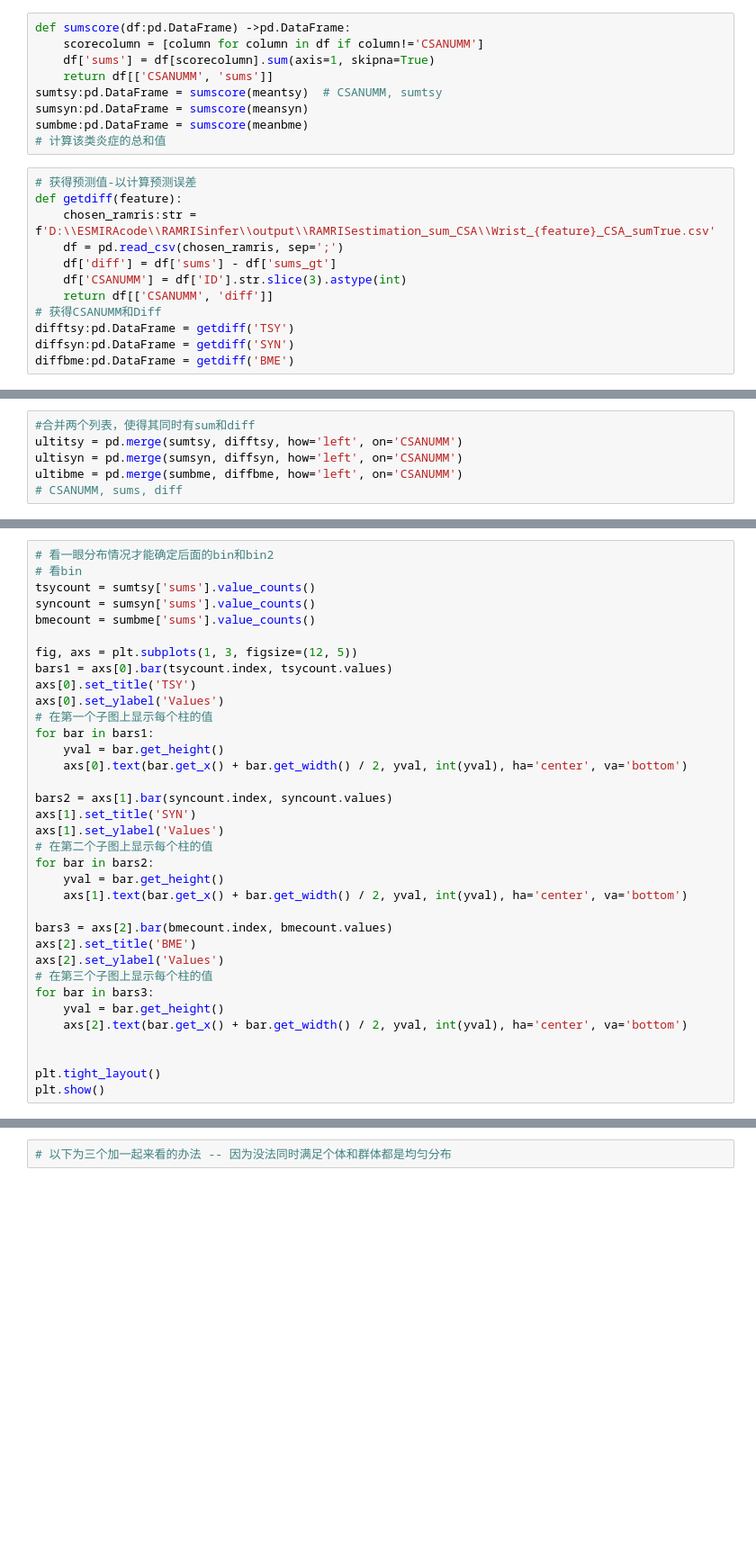
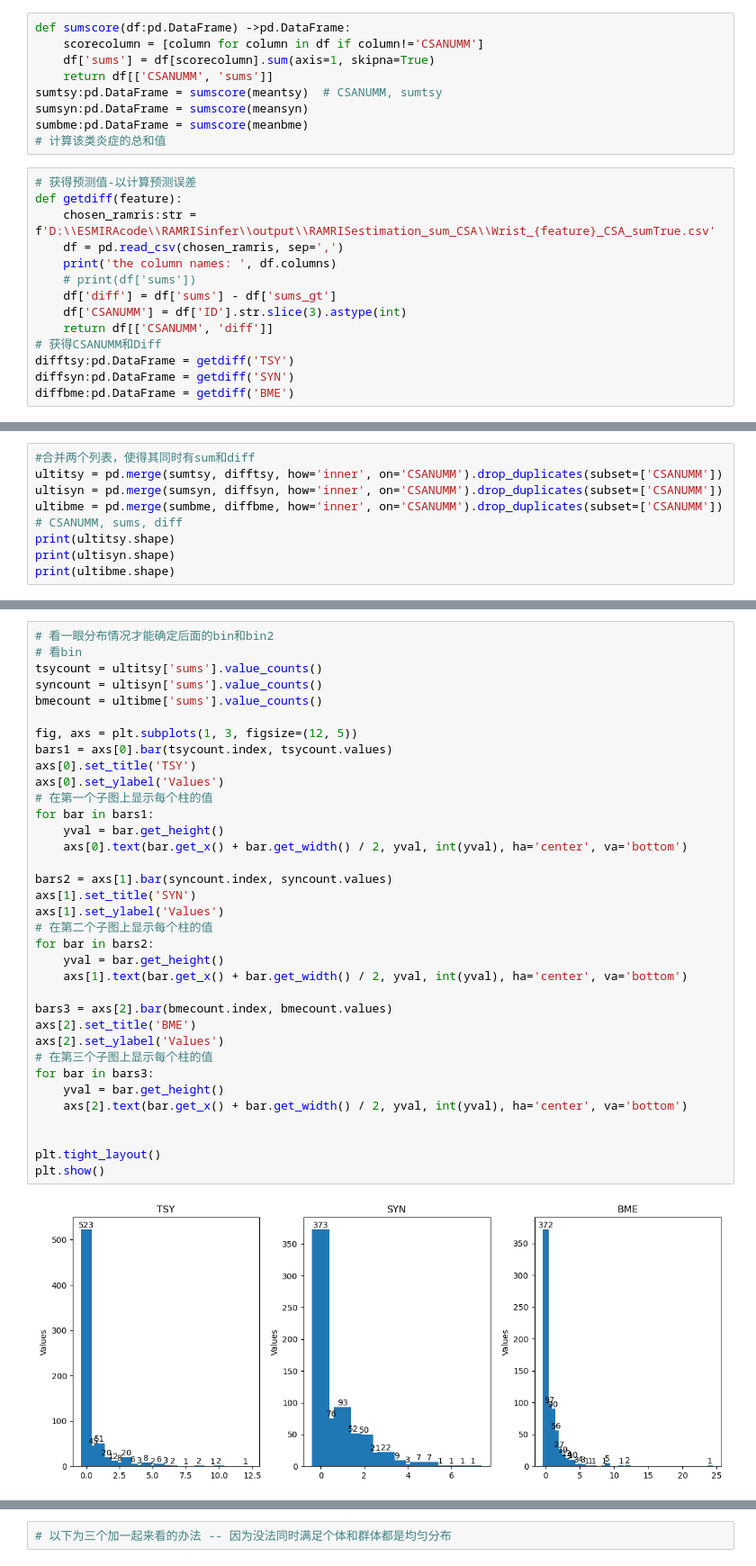
Before and after one commit to YanliLi27/ADMIRAinfer, a Jupyter notebook: diffbalanceobserver.ipynb, the cells around one changed output, grey strips where cells are left out. Shown: that part at 90% size. Cells and saved outputs as stored; diff of their text form; blank space fills up the shorter version.

```diff
--- a/diffbalanceobserver.ipynb
+++ b/diffbalanceobserver.ipynb
@@ -47,7 +47,9 @@ sumbme:pd.DataFrame = sumscore(meanbme)
 # 获得预测值-以计算预测误差
 def getdiff(feature):
     chosen_ramris:str = f'D:\\ESMIRAcode\\RAMRISinfer\\output\\RAMRISestimation_sum_CSA\\Wrist_{feature}_CSA_sumTrue.csv'
-    df = pd.read_csv(chosen_ramris, sep=';')
+    df = pd.read_csv(chosen_ramris, sep=',')
+    print('the column names: ', df.columns)
+    # print(df['sums'])
     df['diff'] = df['sums'] - df['sums_gt']
     df['CSANUMM'] = df['ID'].str.slice(3).astype(int)
     return df[['CSANUMM', 'diff']]
@@ -58,6 +64,9 @@ diffbme:pd.DataFrame = getdiff('BME')
 # %%
 #合并两个列表，使得其同时有sum和diff
-ultitsy = pd.merge(sumtsy, difftsy, how='left', on='CSANUMM')
-ultisyn = pd.merge(sumsyn, diffsyn, how='left', on='CSANUMM')
-ultibme = pd.merge(sumbme, diffbme, how='left', on='CSANUMM')
+ultitsy = pd.merge(sumtsy, difftsy, how='inner', on='CSANUMM').drop_duplicates(subset=['CSANUMM'])
+ultisyn = pd.merge(sumsyn, diffsyn, how='inner', on='CSANUMM').drop_duplicates(subset=['CSANUMM'])
+ultibme = pd.merge(sumbme, diffbme, how='inner', on='CSANUMM').drop_duplicates(subset=['CSANUMM'])
 # CSANUMM, sums, diff
+print(ultitsy.shape)
+print(ultisyn.shape)
+print(ultibme.shape)
@@ -64,37 +77,39 @@ ultibme = pd.merge(sumbme, diffbme, how='left', on='CSANUMM')
 # %%
 # 看一眼分布情况才能确定后面的bin和bin2
 # 看bin
-tsycount = sumtsy['sums'].value_counts()
-syncount = sumsyn['sums'].value_counts()
-bmecount = sumbme['sums'].value_counts()
+tsycount = ultitsy['sums'].value_counts()
+syncount = ultisyn['sums'].value_counts()
+bmecount = ultibme['sums'].value_counts()
 
 fig, axs = plt.subplots(1, 3, figsize=(12, 5))
 bars1 = axs[0].bar(tsycount.index, tsycount.values)
 axs[0].set_title('TSY')
 axs[0].set_ylabel('Values')
 # 在第一个子图上显示每个柱的值
 for bar in bars1:
     yval = bar.get_height()
     axs[0].text(bar.get_x() + bar.get_width() / 2, yval, int(yval), ha='center', va='bottom')
 
 bars2 = axs[1].bar(syncount.index, syncount.values)
 axs[1].set_title('SYN')
 axs[1].set_ylabel('Values')
 # 在第二个子图上显示每个柱的值
 for bar in bars2:
     yval = bar.get_height()
     axs[1].text(bar.get_x() + bar.get_width() / 2, yval, int(yval), ha='center', va='bottom')
 
 bars3 = axs[2].bar(bmecount.index, bmecount.values)
 axs[2].set_title('BME')
 axs[2].set_ylabel('Values')
 # 在第三个子图上显示每个柱的值
 for bar in bars3:
     yval = bar.get_height()
     axs[2].text(bar.get_x() + bar.get_width() / 2, yval, int(yval), ha='center', va='bottom')
 
 
 plt.tight_layout()
 plt.show()
+# %% [output]
+[figure, added]
 # %%
 # 看bin2
```
Also changed, not shown: parts of 7 cells of this notebook, 3 other files.
